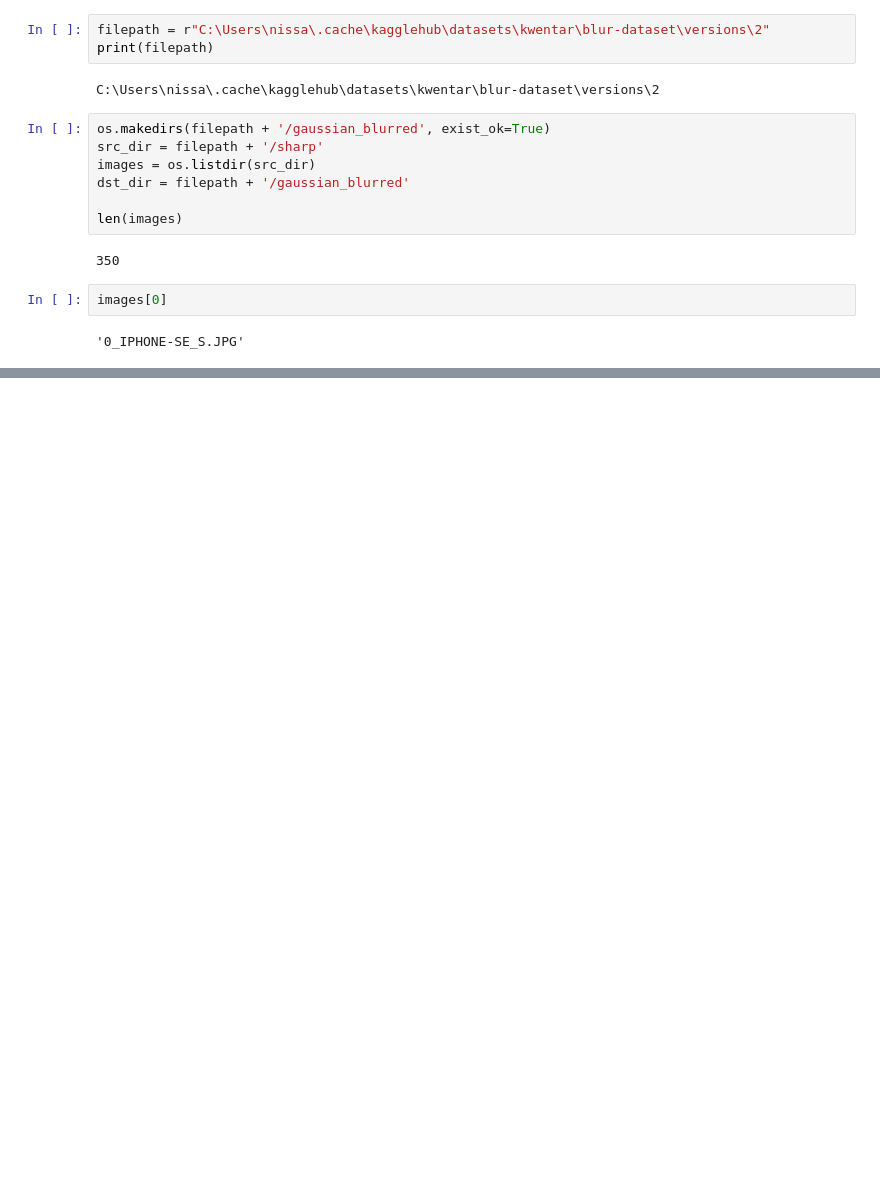
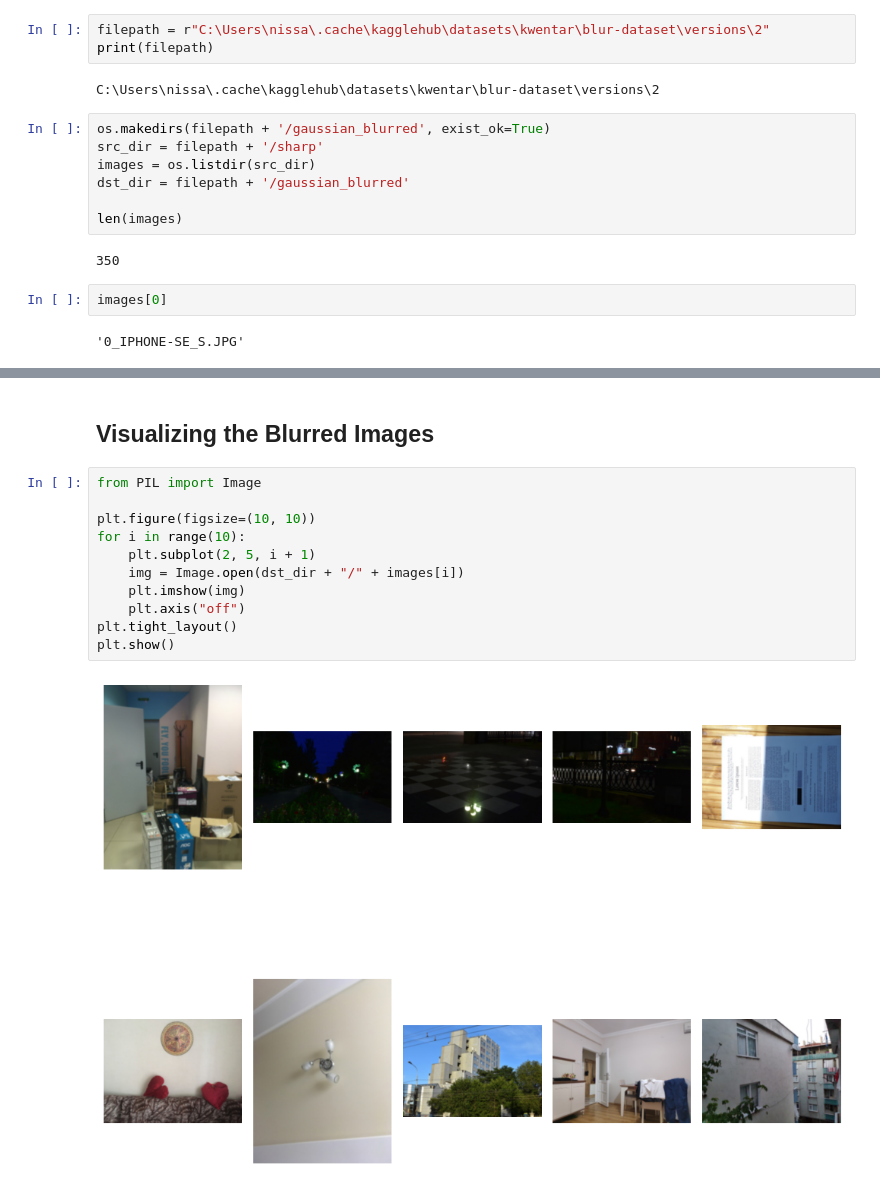
Before and after one commit to Rijan-Joshi/Deblur_Image, a Jupyter notebook: test.ipynb, the cells around one changed output, grey strips where cells are left out. Saved outputs shown, nothing was run; the diff lists cells and outputs as text; blank space fills up the shorter version.

```diff
--- a/test.ipynb
+++ b/test.ipynb
@@ -55,0 +70,15 @@ MemoryError: Unable to allocate 9.00 MiB for an array with shape (1536, 2048, 3)
+# %% [markdown]
+## Visualizing the Blurred Images
+# %%
+from PIL import Image
+
+plt.figure(figsize=(10, 10))
+for i in range(10):
+    plt.subplot(2, 5, i + 1)
+    img = Image.open(dst_dir + "/" + images[i])
+    plt.imshow(img)
+    plt.axis("off")
+plt.tight_layout()
+plt.show()
+# %% [output]
+[figure, added]
```
Also changed, not shown: parts of 4 cells of this notebook.
